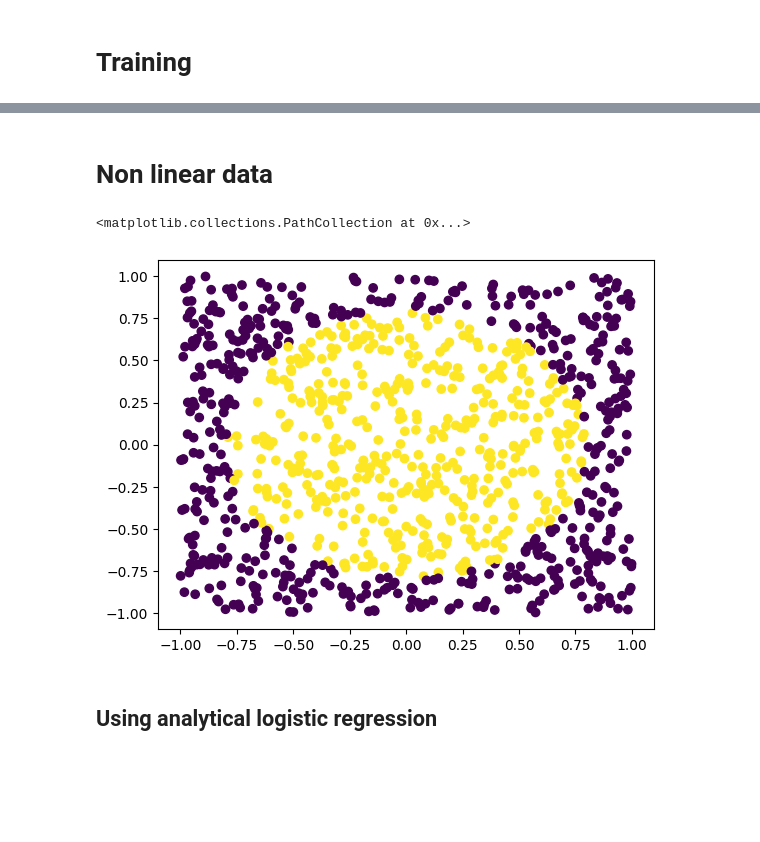
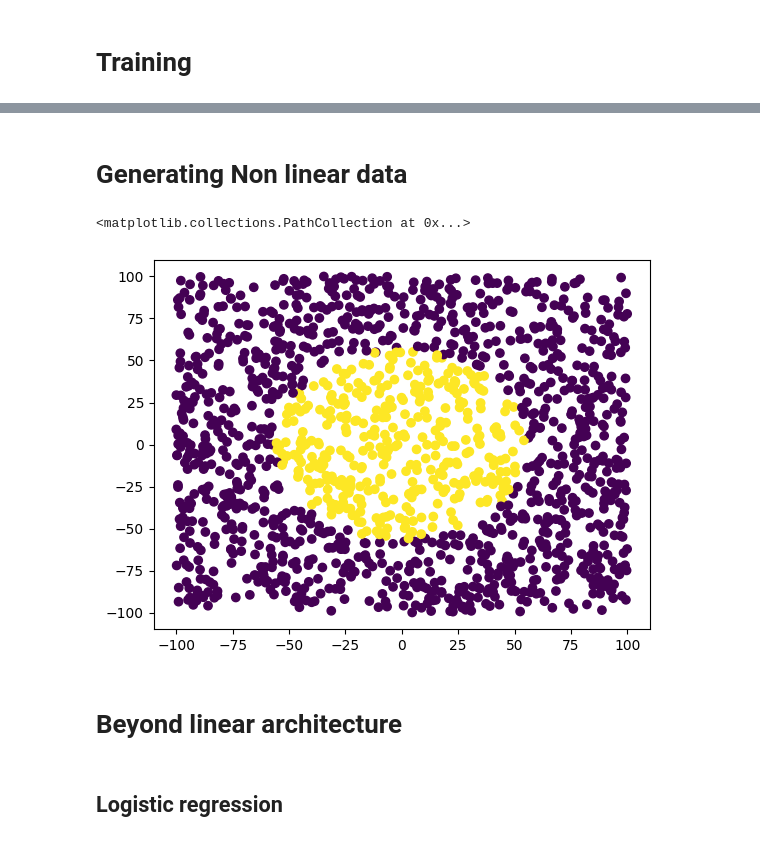
Before and after one commit to atkamara/deeplearning, a Jupyter notebook: Components.ipynb, the cells around one changed output, grey strips where cells are left out. Cells and saved outputs as stored; diff of their text form; code cells hidden in the pictures; blank space fills up the shorter version.

```diff
--- a/Components.ipynb
+++ b/Components.ipynb
@@ -1229,13 +1084,15 @@ plt.scatter(x=X[:,0],y=X[:,1],c=p)
 # %% [markdown]
-# Non linear data
+# Generating Non linear data
 # %%
-import numpy
-import matplotlib.pyplot as plt
-X = numpy.random.uniform(-1, 1, (1000, 2))
-y =( (X[:, 0]**2 + X[:, 1]**2)/numpy.pi < 0.2).reshape(-1,1)+0
+n,k = 1500,2
+X = numpy.random.uniform(-100,100,size=(n,k))
+y =( (X[:, 0]**2 + X[:, 1]**2)/numpy.pi < 1000).reshape(-1,1)+0
+y_one_hot = utils.onehot(y)
 plt.scatter(x=X[:,0],y=X[:,1],c=y)
 # %% [output]
 <matplotlib.collections.PathCollection at 0x...>
-[figure, old version]
+[figure, new version]
+# %% [markdown]
+# Beyond linear architecture
 # %% [markdown]
-## Using analytical logistic regression
+## Logistic regression
```
Also changed, not shown: parts of 174 cells of this notebook, 17 other files.
